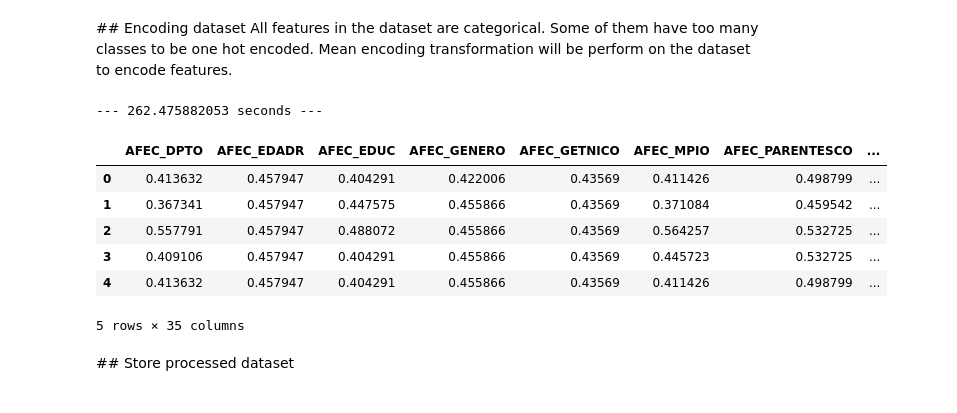
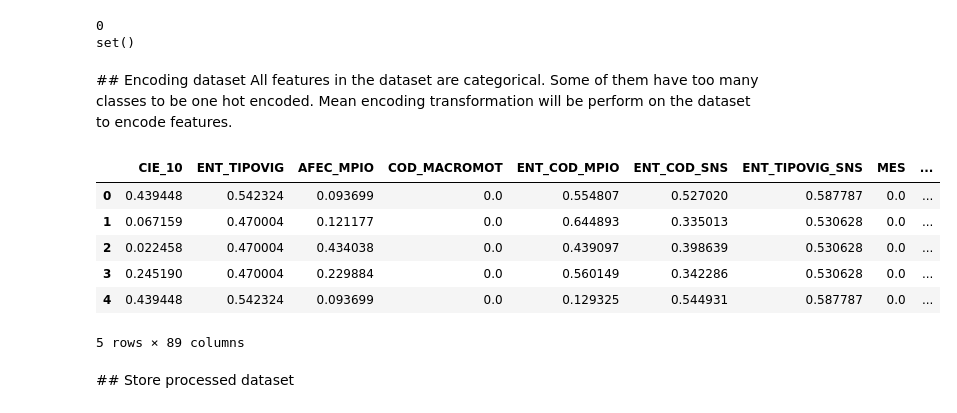
Before and after one commit to mrugeles/Supersalud-PQRSD, a Jupyter notebook: 3) Data preparation - Preprocessing.ipynb, the cells around one changed output. Cells and saved outputs as stored; diff of their text form; code cells hidden in the pictures.

Commit message:
Refactor Data preprocesing

```diff
--- a/3) Data preparation - Preprocessing.ipynb
+++ b/3) Data preparation - Preprocessing.ipynb
@@ -23,18 +175,24 @@ dataset.head()
+# %%
+nulls = set(dataset.columns[dataset.isnull().mean() > 0])
+print(len(nulls))
+print(nulls)
+# %% [output]
+0
+set()
 # %% [markdown]
 ## Encoding dataset
 All features in the dataset are categorical. Some of them have too many classes to be one hot encoded. Mean encoding transformation will be perform on the dataset to encode features.
 # %%
-encoded_features = data_utils.encode_features(features, labels)
-display(encoded_features.head(n = 5))
+encoded_features = pre_process(dataset)
+display(encoded_features.head())
 # %% [output]
+|  | CIE_10 | ENT_TIPOVIG | AFEC_MPIO | COD_MACROMOT | ENT_COD_MPIO | ENT_COD_SNS | ENT_TIPOVIG_SNS | MES | ... |
+| 0 | 0.439448 | 0.542324 | 0.093699 | 0.0 | 0.554807 | 0.527020 | 0.587787 | 0.0 | ... |
+| 1 | 0.067159 | 0.470004 | 0.121177 | 0.0 | 0.644893 | 0.335013 | 0.530628 | 0.0 | ... |
+| 2 | 0.022458 | 0.470004 | 0.434038 | 0.0 | 0.439097 | 0.398639 | 0.530628 | 0.0 | ... |
+| 3 | 0.245190 | 0.470004 | 0.229884 | 0.0 | 0.560149 | 0.342286 | 0.530628 | 0.0 | ... |
+| 4 | 0.439448 | 0.542324 | 0.093699 | 0.0 | 0.129325 | 0.544931 | 0.587787 | 0.0 | ... |
---- 262.475882053 seconds ---
+5 rows × 89 columns
-|  | AFEC_DPTO | AFEC_EDADR | AFEC_EDUC | AFEC_GENERO | AFEC_GETNICO | AFEC_MPIO | AFEC_PARENTESCO | ... |
-| 0 | 0.413632 | 0.457947 | 0.404291 | 0.422006 | 0.43569 | 0.411426 | 0.498799 | ... |
-| 1 | 0.367341 | 0.457947 | 0.447575 | 0.455866 | 0.43569 | 0.371084 | 0.459542 | ... |
-| 2 | 0.557791 | 0.457947 | 0.488072 | 0.455866 | 0.43569 | 0.564257 | 0.532725 | ... |
-| 3 | 0.409106 | 0.457947 | 0.404291 | 0.455866 | 0.43569 | 0.445723 | 0.532725 | ... |
-| 4 | 0.413632 | 0.457947 | 0.404291 | 0.455866 | 0.43569 | 0.411426 | 0.498799 | ... |
-5 rows × 35 columns
 # %% [markdown]
 ## Store processed dataset
 # %%
```
Also changed, not shown: parts of 6 cells of this notebook, 11 other files.
